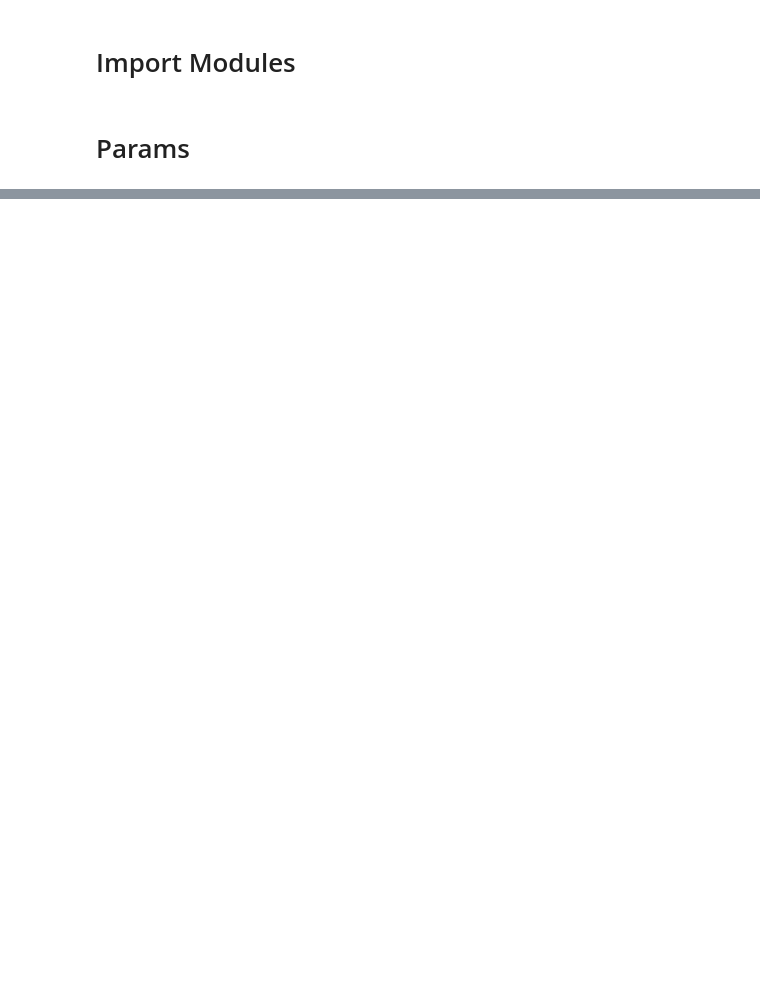
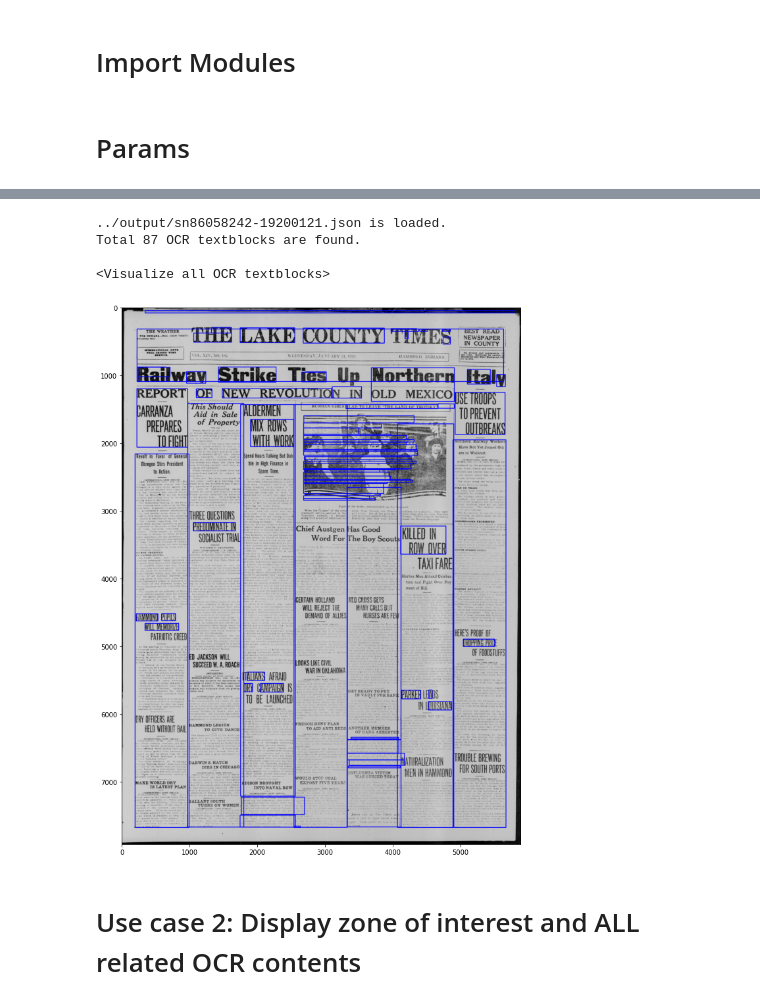
Before and after one commit to chulwoopack/Zone2OCR, a Jupyter notebook: demo/Interactive Demo.ipynb, the cells around one changed output, grey strips where cells are left out. Saved outputs shown, nothing was run; the diff lists cells and outputs as text; code cells hidden in the pictures; blank space fills up the shorter version.

```diff
--- a/demo/Interactive Demo.ipynb
+++ b/demo/Interactive Demo.ipynb
@@ -210,0 +20,19 @@ with open(os.path.join(SAVE_PATH,out_json_filename),'w') as out_json_fp:
+# %%
+ocr_xml_file_path  = '../example/ocr_xmls/sn86058242-19200121.xml'
+
+USECASE = 1
+
+"""Step 1: Processing OCR
+"""
+ocr_textBlocks, factor = process_ocr(ocr_xml_file_path, DEBUG=True)
+
+
+"""Step 2: MAPPING
+"""
+map_json = mapping(ocr_textBlocks=ocr_textBlocks, factor=factor, usecase=USECASE)
+
+
+"""Step 3: Save json
+"""
+out_json_filename = os.path.basename(ocr_xml_file_path).split('.')[0] + '.json'
+save_json(SAVE_PATH, out_json_filename, map_json)
@@ -210,0 +48,17 @@ with open(os.path.join(SAVE_PATH,out_json_filename),'w') as out_json_fp:
+# %%
+"""Step 4: Visualization
+"""
+# Change "REGION_IDX" to explore various regions
+REGION_IDX = 4
+
+json_file_path = os.path.join(SAVE_PATH, out_json_filename)
+#visualize(json_file_path, usecase=USECASE, region_idx=REGION_IDX)
+visualize(json_file_path, usecase=1, vis_all=True)
+# %% [output]
+../output/sn86058242-19200121.json is loaded.
+Total 87 OCR textblocks are found.
+
+<Visualize all OCR textblocks>
+[figure, added]
+# %% [markdown]
+# Use case 2: Display zone of interest and ALL related OCR contents
```
Also changed, not shown: parts of 20 cells of this notebook.
